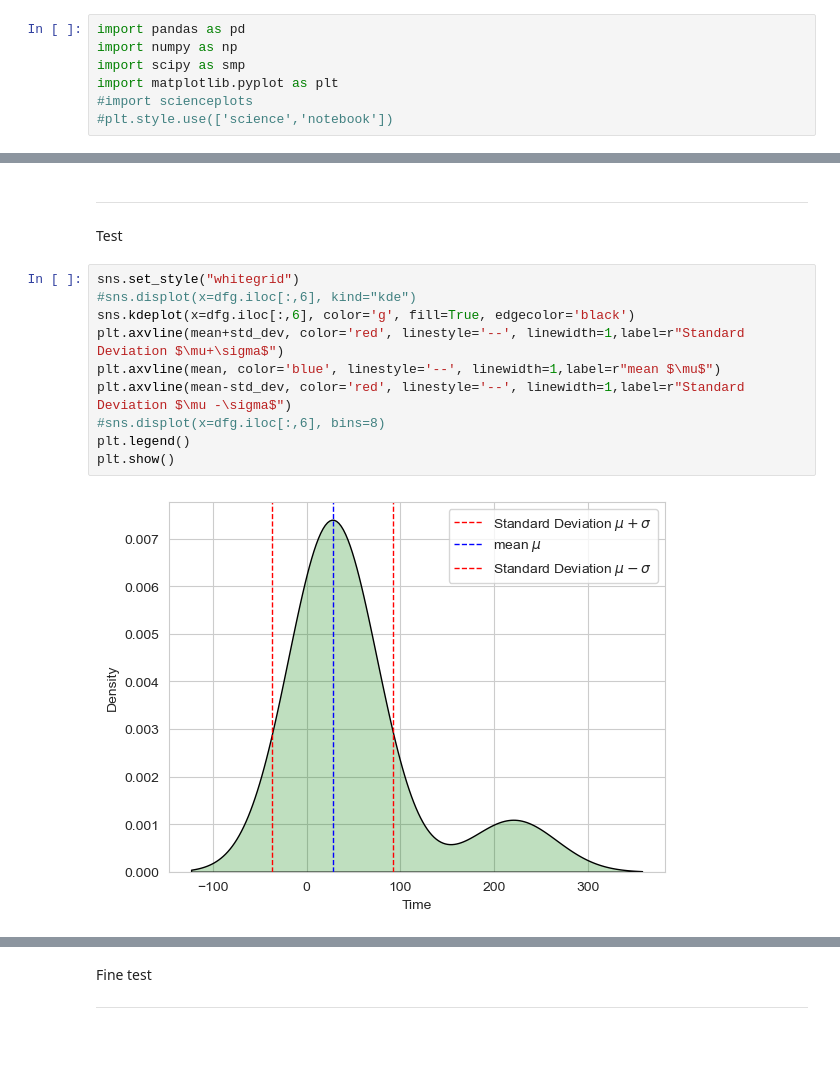
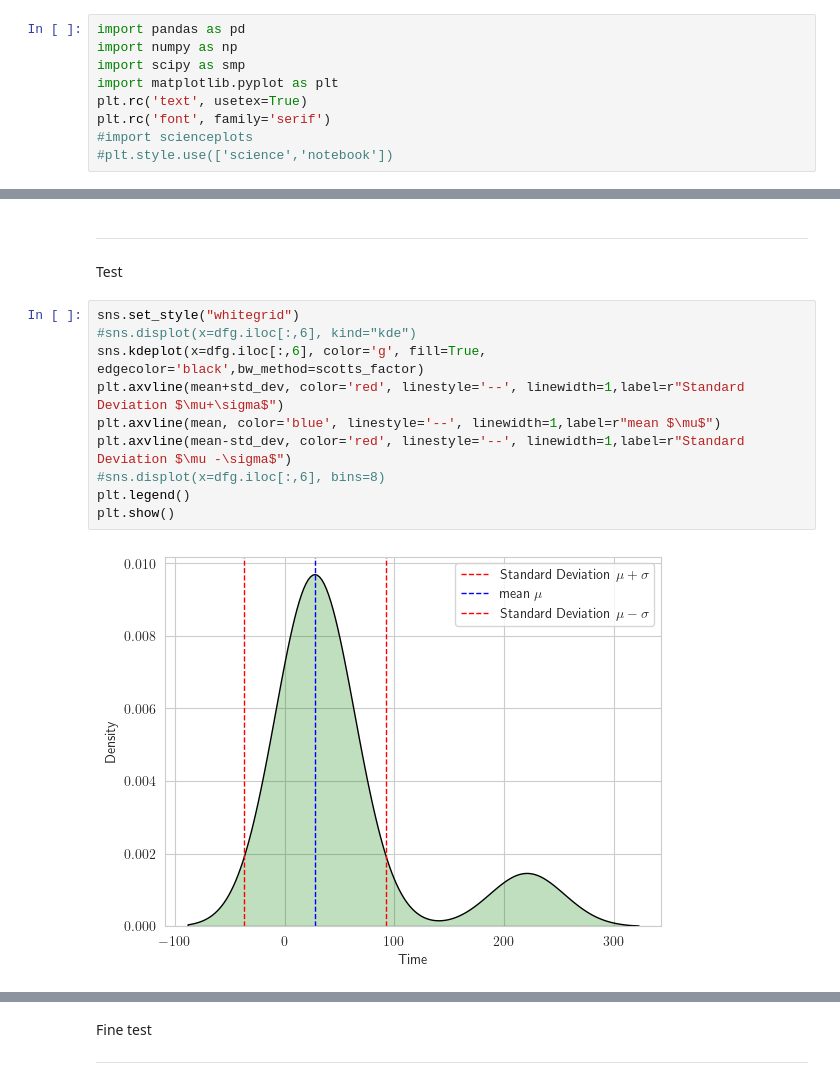
Before and after one commit to 96mat/ENRK, a Jupyter notebook: Report.ipynb, the cells around one changed output, grey strips where cells are left out. Cells and saved outputs as stored; diff of their text form; blank space fills up the shorter version.

```diff
--- a/Report.ipynb
+++ b/Report.ipynb
@@ -5,6 +5,8 @@ import pandas as pd
 import numpy as np
 import scipy as smp
 import matplotlib.pyplot as plt
+plt.rc('text', usetex=True)
+plt.rc('font', family='serif')
 #import scienceplots
 #plt.style.use(['science','notebook'])
 # %%
@@ -212,15 +214,15 @@ Test
 # %%
 sns.set_style("whitegrid")
 #sns.displot(x=dfg.iloc[:,6], kind="kde")
-sns.kdeplot(x=dfg.iloc[:,6], color='g', fill=True, edgecolor='black')
+sns.kdeplot(x=dfg.iloc[:,6], color='g', fill=True, edgecolor='black',bw_method=scotts_factor)
 plt.axvline(mean+std_dev, color='red', linestyle='--', linewidth=1,label=r"Standard Deviation $\mu+\sigma$")
 plt.axvline(mean, color='blue', linestyle='--', linewidth=1,label=r"mean $\mu$")
 plt.axvline(mean-std_dev, color='red', linestyle='--', linewidth=1,label=r"Standard Deviation $\mu -\sigma$")
 #sns.displot(x=dfg.iloc[:,6], bins=8)
 plt.legend()
 plt.show()
 # %% [output]
-[figure, old version]
+[figure, new version]
 # %%
 from scipy.stats import rv_histogram
 import numpy as np
```
Also changed, not shown: parts of 26 cells of this notebook.
